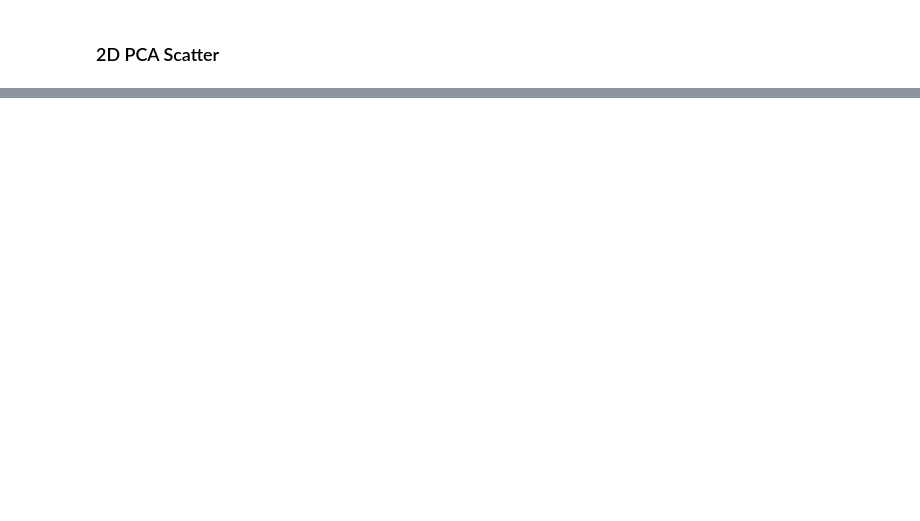
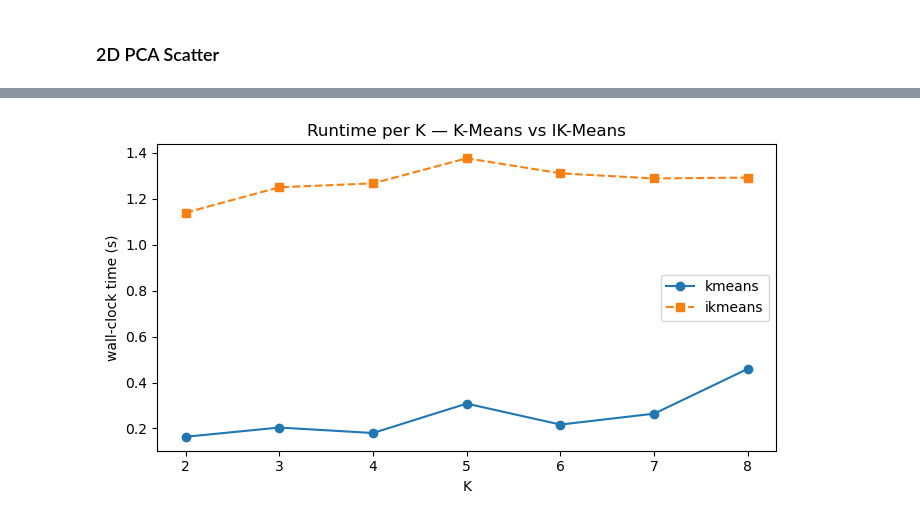
Before and after one commit to nmn0gueira/hotel-booking-ml, a Jupyter notebook: notebooks/02_experiments.ipynb, the cells around one changed output, grey strips where cells are left out. Saved outputs shown, nothing was run; the diff lists cells and outputs as text; code cells hidden in the pictures; blank space fills up the shorter version.

```diff
--- a/notebooks/02_experiments.ipynb
+++ b/notebooks/02_experiments.ipynb
@@ -226,0 +422,15 @@ plt.show()
+# %%
+# Runtime comparison — wall-clock time por K
+fig, ax = plt.subplots(figsize=(7, 4))
+for algo, ls, mk in [("kmeans", "-", "o"), ("ikmeans", "--", "s")]:
+    sub = _sweep_df[_sweep_df["algorithm"] == algo]
+    ax.plot(sub["K"], sub["runtime_s"], marker=mk, linestyle=ls, label=algo)
+ax.set_title("Runtime per K — K-Means vs IK-Means")
+ax.set_xlabel("K")
+ax.set_xticks(_K_VALUES)
+ax.set_ylabel("wall-clock time (s)")
+ax.legend(frameon=True)
+plt.tight_layout()
+plt.show()
+# %% [output]
+[figure, added]
```
Also changed, not shown: parts of 22 cells of this notebook, 1 other file.
